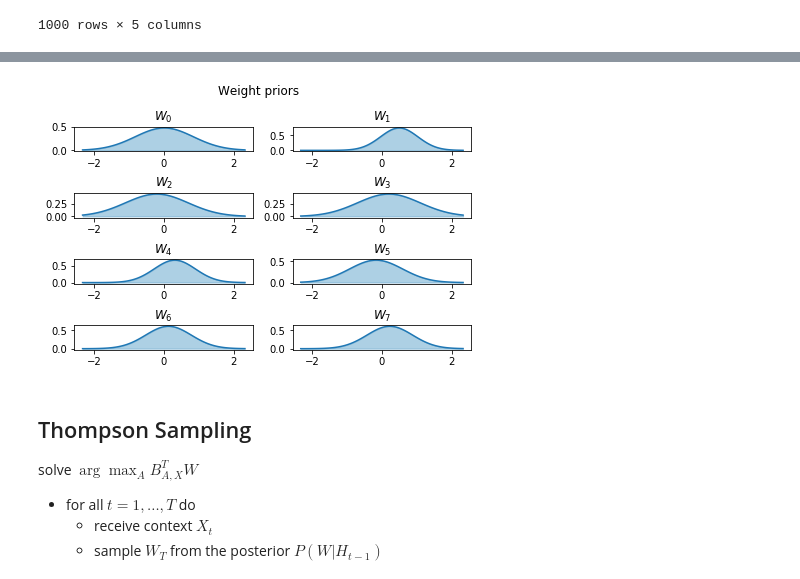
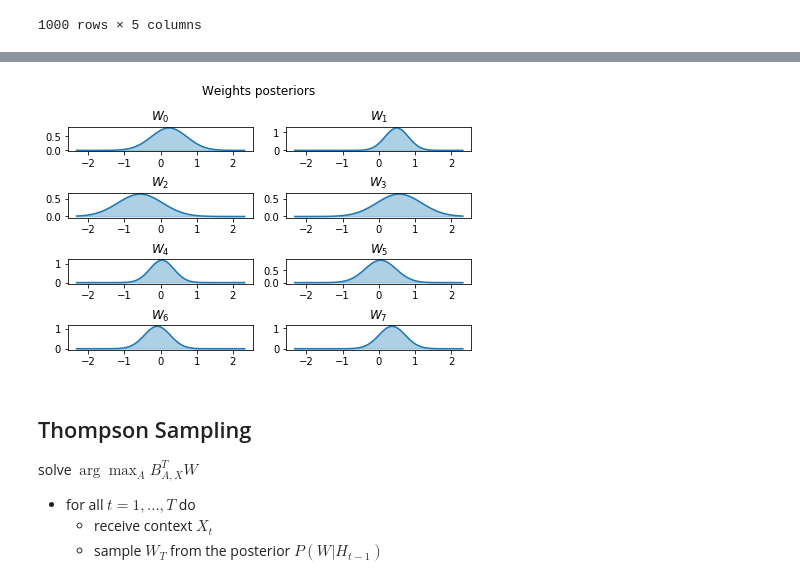
Before and after one commit to rfdickerson/multiarmed-bandits, a Jupyter notebook: Contextual Bandits.ipynb, the cells around one changed output, grey strips where cells are left out. Cells and saved outputs as stored; diff of their text form; code cells hidden in the pictures.

```diff
--- a/Contextual Bandits.ipynb
+++ b/Contextual Bandits.ipynb
@@ -159,44 +199,48 @@ mu = np.zeros(d)
 sigma = np.ones(d)
 
 def v(t):
-    return norm.pdf(t)
+    return norm.pdf(t)/norm.cdf(t)
 
 def w(t):
     return v(t) * (v(t) + t)
+
+def update(mu, sigma, feature, reward, beta=1):
+
+    variance = beta**2 + feature*sigma
+    Sigma = np.sqrt(variance)
+
+    mu = mu + reward * feature * sigma**2/Sigma * v(reward*feature*mu/Sigma)
+    sigma = sigma * (1 - feature * sigma**2/Sigma * w(reward * feature * mu/Sigma))
+    return mu, sigma
 
 for i in range(t):
     row = df.iloc[i]
     feature = row['feature']
     reward = row['reward']
 
-    beta = 1
-
-    variance = beta**2 + feature*sigma
-
-    mu = mu + reward * feature * sigma/variance * v(reward*feature*mu/sigma)
-    sigma = sigma * (1 - feature * sigma/variance * w(reward * feature * mu/variance))
+    mu, sigma = update(mu, sigma, feature, reward)
 # %%
 import matplotlib.pyplot as plt
 
 fig, axs = plt.subplots(4, 2, constrained_layout=True)
-fig.suptitle("Weight priors")
+fig.suptitle("Weights posteriors")
 
 for i in range(d):
 
     x = np.linspace(norm.ppf(0.01), norm.ppf(0.99), 100)
 
     y = norm.pdf(x, loc=mu[i], scale=sigma[i])
 
     ri = i//2
     ci = i%2
     axs[ri, ci].plot(x, y, label=str(i))
     axs[ri, ci].fill_between(x, 0, y, color="#348ABD", alpha=0.4)
     axs[ri, ci].set_title(r'$W_{}$'.format(i))
 
 
 plt.show()
 # %% [output]
-[figure, old version]
+[figure, new version]
 # %% [markdown]
 ## Thompson Sampling
 
```
Also changed, not shown: parts of 6 cells of this notebook.
